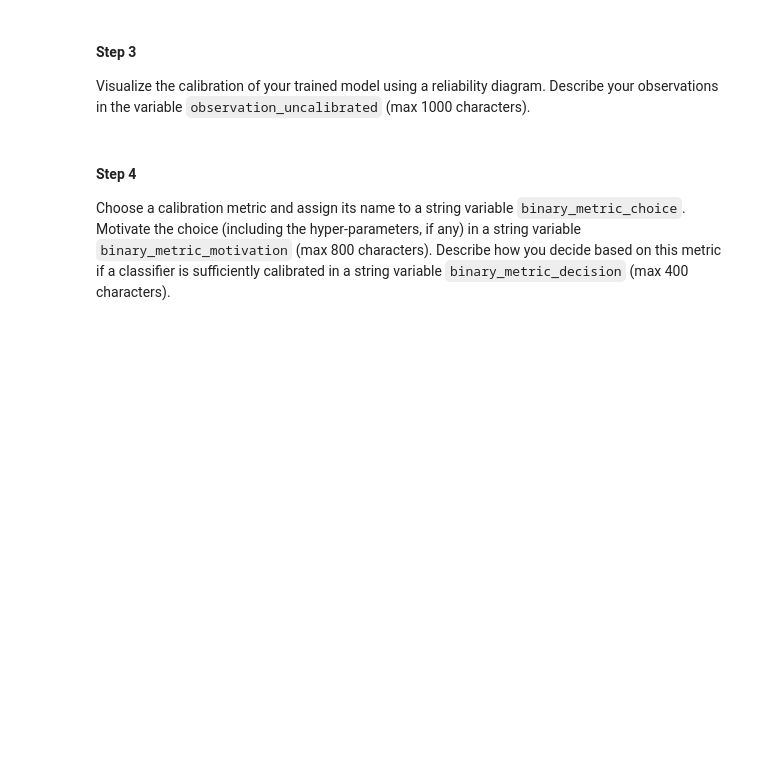
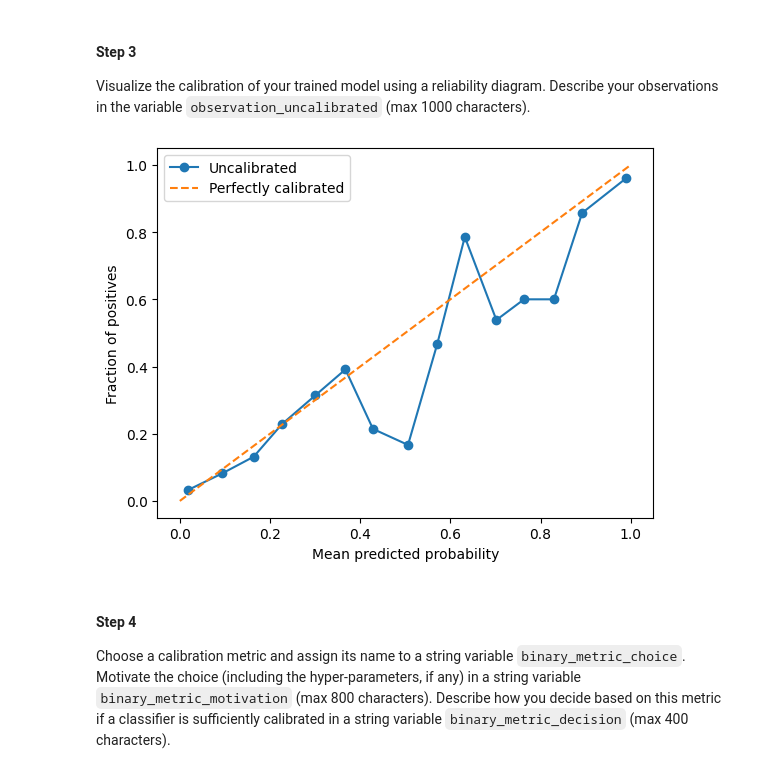
Before and after one commit to enesbkoca/wafer_calibration, a Jupyter notebook: calibration.ipynb, the cells around one changed output. Saved outputs shown, nothing was run; the diff lists cells and outputs as text; code cells hidden in the pictures; blank space fills up the shorter version.

```diff
--- a/calibration.ipynb
+++ b/calibration.ipynb
@@ -228,23 +244,26 @@ Visualize the calibration of your trained model using a reliability diagram. Des
 # %%
 #// BEGIN_TODO [STEP_3] Visualize calibration of uncalibrated model (1 point)
 from sklearn.calibration import calibration_curve
 
-y_pred = np.copy(uncalibrated_y)
 
-prob_true, prob_pred = calibration_curve(y_binary_test, y_pred, n_bins=10)
+prob_true, prob_pred = calibration_curve(y_binary_test, uncalibrated_p, n_bins=15)
 
 # Plot the calibration curve
 plt.plot(prob_pred, prob_true, marker='o', label='Uncalibrated')
 plt.plot([0, 1], [0, 1], linestyle='--', label='Perfectly calibrated')
 plt.xlabel('Mean predicted probability')
 plt.ylabel('Fraction of positives')
 plt.legend()
 plt.show()
 
 
 observation_uncalibrated = """
-Over-estimating non-calibrated model.
+The classifier is not calibrated.
+Around 0.5 and 0.8 predicted probability, it's overestimating.
+Around 0.6 predicted probability, it's underestimating.
 """
+# %% [output]
+[figure, added]
 # %%
 #// END_TODO [STEP_3]
 # %% [markdown]
```
Also changed, not shown: parts of 18 cells of this notebook.
